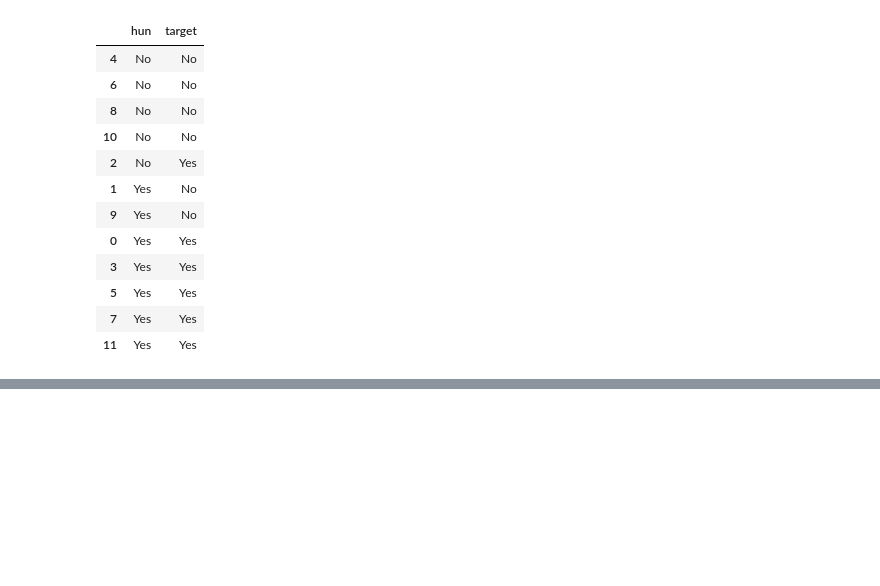
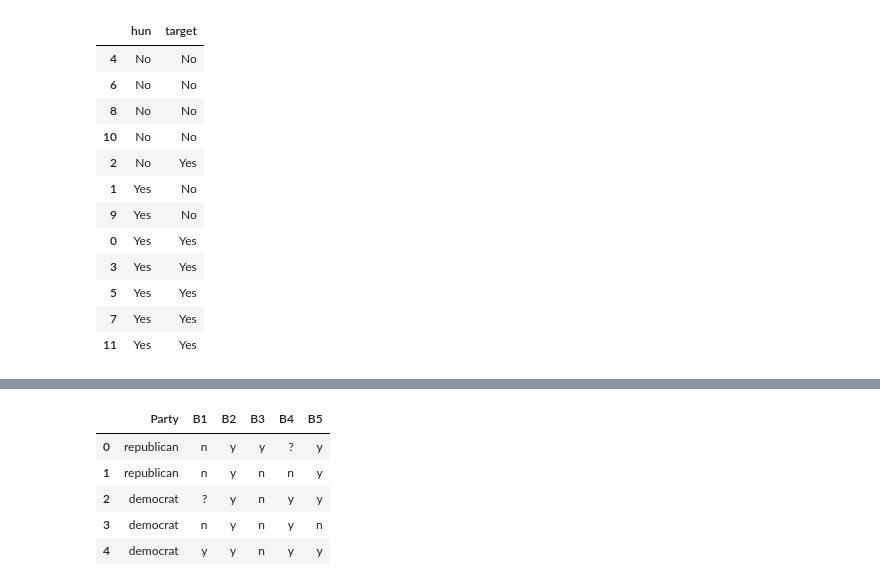
Before and after one commit to nickwharff/CS167_Notes, a Jupyter notebook: Day05_P1_Decision_Trees.ipynb, the cells around one changed output, grey strips where cells are left out. Cells and saved outputs as stored; diff of their text form; code cells hidden in the pictures; blank space fills up the shorter version.

```diff
--- a/Day05_P1_Decision_Trees.ipynb
+++ b/Day05_P1_Decision_Trees.ipynb
@@ -598,0 +646,15 @@ restaurant[['hun', 'target']].sort_values(['hun','target'])
+# %%
+data = {'Party': ['republican', 'republican', 'democrat', 'democrat', 'democrat'], 'B1': ['n', 'n', '?', 'n', 'y'], 'B2': ['y', 'y', 'y', 'y', 'y'], 'B3': ['y', 'n', 'n', 'n', 'n'], 'B4': ['?', 'n', 'y', 'y', 'y'], 'B5': ['y', 'y', 'y', 'n', 'y'],}
+
+# Create DataFrame
+bills = pd.DataFrame(data)
+
+# Print the output.
+bills.head()
+# %% [output]
+|  | Party | B1 | B2 | B3 | B4 | B5 |
+| 0 | republican | n | y | y | ? | y |
+| 1 | republican | n | y | n | n | y |
+| 2 | democrat | ? | y | n | y | y |
+| 3 | democrat | n | y | n | y | n |
+| 4 | democrat | y | y | n | y | y |
```
Also changed, not shown: parts of 8 cells of this notebook.
